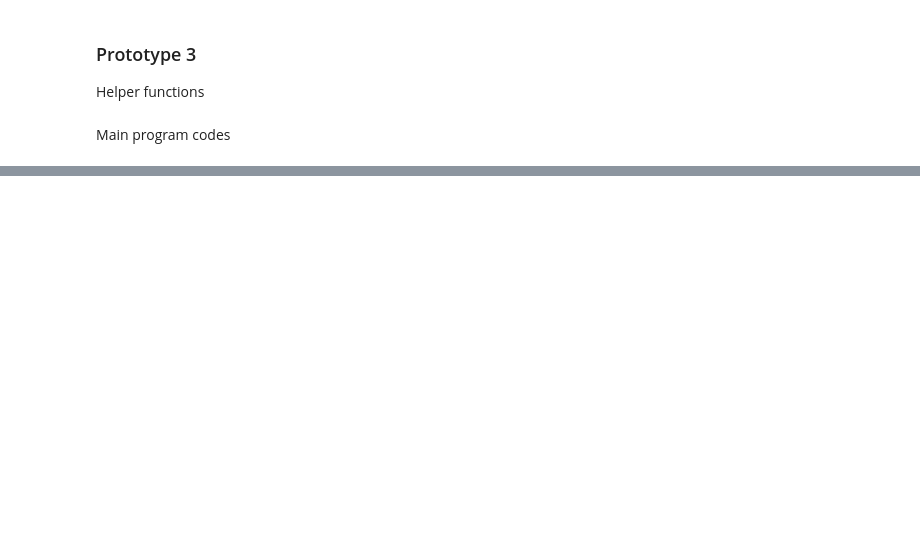
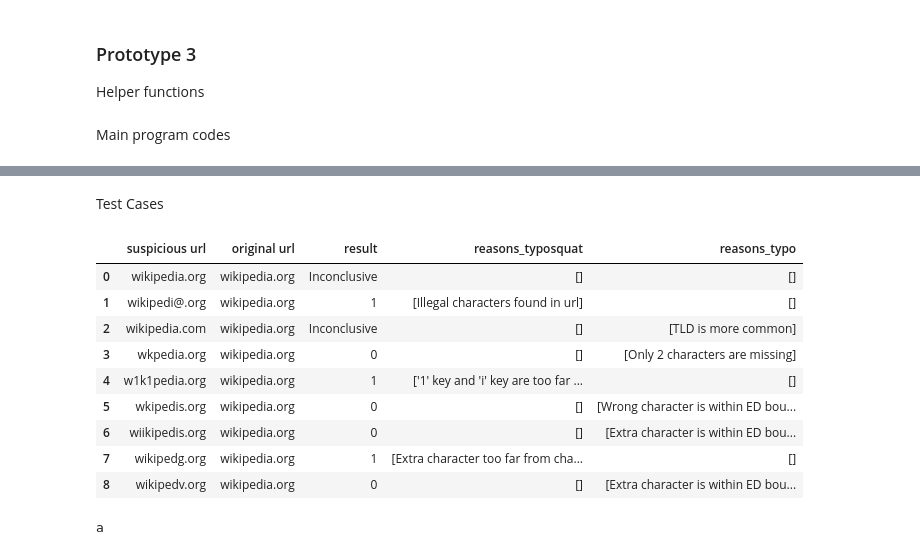
Before and after one commit to georginacyc/Internship, a Jupyter notebook: Typosquatting/TypoSquatting.ipynb, the cells around one changed output, grey strips where cells are left out. Drawn from its saved outputs; the diff is of its cells as text; code cells hidden in the pictures; blank space fills up the shorter version.

```diff
--- a/Typosquatting/TypoSquatting.ipynb
+++ b/Typosquatting/TypoSquatting.ipynb
@@ -609,7 +565,7 @@ Helper functions
 # Output - True / False
 
 def contains_special_characters(url):
-    return not re.match("^((?!-)[A-Za-z0–9-]{1,}(?<!-)\.)+[A-Za-z0-9]{1,}$", url)
+    return not re.match("^((?!-)[A-Za-z0-9-]{1,}(?<!-)\.)+[A-Za-z0-9]{1,}$", url)
 
 # e.g contains_special_characters(wikipedia.org)
 # expected output False
@@ -625,15 +581,15 @@ def contains_special_characters(url):
 # Output - True / False
 
 def tld_more_common(tld1, tld2):
-    sus_index = 10
-    legit_index = 10
-    if sus_tld in tlds:
-        sus_index = tlds.index(sus_tld)
-    if legit_tld in tlds:
-        legit_index = tlds.index(legit_tld)
-    if legit_index > sus_index:
+    tld1_index = 10
+    tld2_index = 10
+    if tld1 in tlds:
+        tld1_index = tlds.index(tld1)
+    if tld2 in tlds:
+        tld2_index = tlds.index(tld2)
+    if tld2_index > tld1_index:
         return True
-    elif legit_index < sus_index:
+    elif tld2_index < tld1_index:
         return False
 
 # e.g exact_tld_swap(com, org)
@@ -758,0 +789,34 @@ is_typo("wiikipsdia.org", "wikipedia.org")
+# %% [markdown]
+Test Cases
+# %%
+legit_url = whitelist_domains[0]
+test_urls = ["wikipedia.org", "wikipedi@.org", "wikipedia.com", "wkpedia.org", "w1k1pedia.org", "wkipedis.org", "wiikipedis.org", "wikipedg.org", "wikipedv.org"]
+test_results = []
+
+for url in test_urls:
+    test_results.append(is_typo(url, legit_url))
+
+df = pd.DataFrame(test_results)
+df
+# %% [output]
+|  | suspicious url | original url | result | reasons_typosquat | reasons_typo |
+| 0 | wikipedia.org | wikipedia.org | Inconclusive | [] | [] |
+| 1 | wikipedi@.org | wikipedia.org | 1 | [Illegal characters found in url] | [] |
+| 2 | wikipedia.com | wikipedia.org | Inconclusive | [] | [TLD is more common] |
+| 3 | wkpedia.org | wikipedia.org | 0 | [] | [Only 2 characters are missing] |
+| 4 | w1k1pedia.org | wikipedia.org | 1 | ['1' key and 'i' key are too far ... | [] |
+| 5 | wkipedis.org | wikipedia.org | 0 | [] | [Wrong character is within ED bou... |
+| 6 | wiikipedis.org | wikipedia.org | 0 | [] | [Extra character is within ED bou... |
+| 7 | wikipedg.org | wikipedia.org | 1 | [Extra character too far from cha... | [] |
+| 8 | wikipedv.org | wikipedia.org | 0 | [] | [Extra character is within ED bou... |
+# %%
+url1 = "wikipediaax.org"
+url2 = "wikipedia.org"
+
+seqm = dl.SequenceMatcher(None, url1, url2)
+
+for opcode, a0, a1, b0, b1 in seqm.get_opcodes():
+    if opcode == "delete":
+        print(seqm.a[a0-1:a1-2])
+# %% [output]
+a
```
Also changed, not shown: parts of 15 cells of this notebook.
